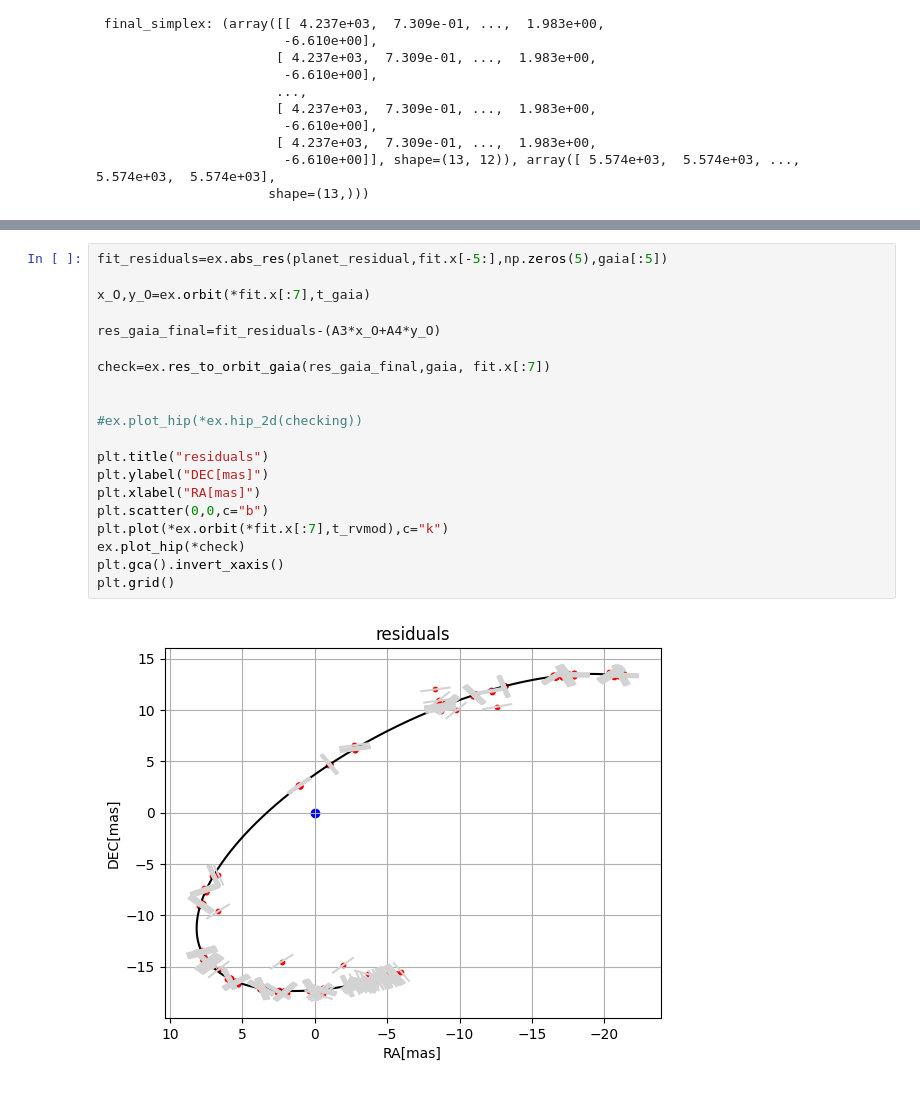
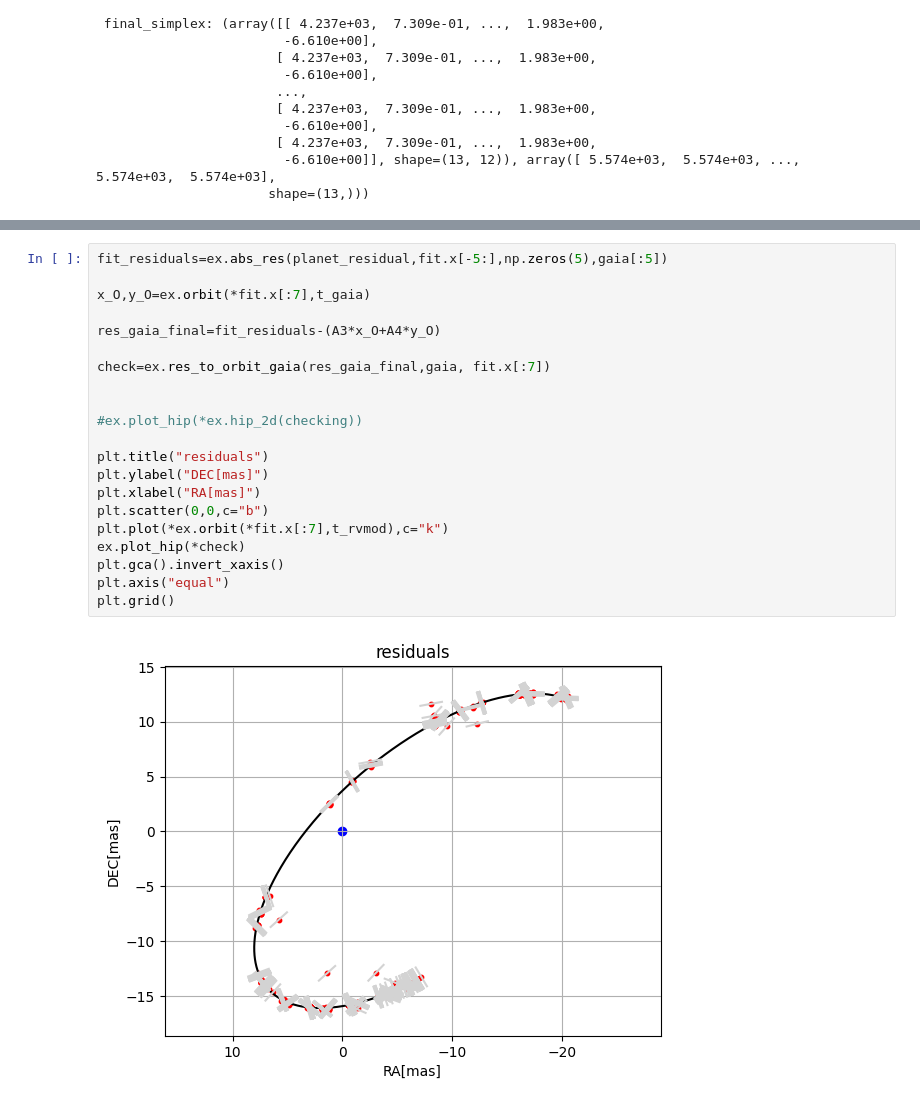
Before and after one commit to TSchiwy/ExTRA, a Jupyter notebook: play.ipynb, the cells around one changed output, grey strips where cells are left out. Cells and saved outputs as stored; diff of their text form.

```diff
--- a/play.ipynb
+++ b/play.ipynb
@@ -197,22 +217,23 @@ om,i,Om: [ 78.83563365 109.25072718 137.24757409]
 # %%
 fit_residuals=ex.abs_res(planet_residual,fit.x[-5:],np.zeros(5),gaia[:5])
 
 x_O,y_O=ex.orbit(*fit.x[:7],t_gaia)
 
 res_gaia_final=fit_residuals-(A3*x_O+A4*y_O)
 
 check=ex.res_to_orbit_gaia(res_gaia_final,gaia, fit.x[:7])
 
 
 #ex.plot_hip(*ex.hip_2d(checking))
 
 plt.title("residuals")
 plt.ylabel("DEC[mas]")
 plt.xlabel("RA[mas]")
 plt.scatter(0,0,c="b")
 plt.plot(*ex.orbit(*fit.x[:7],t_rvmod),c="k")
 ex.plot_hip(*check)
 plt.gca().invert_xaxis()
+plt.axis("equal")
 plt.grid()
 # %% [output]
-[figure, old version]
+[figure, new version]
```
Also changed, not shown: parts of 2 cells of this notebook, 3 other files.
